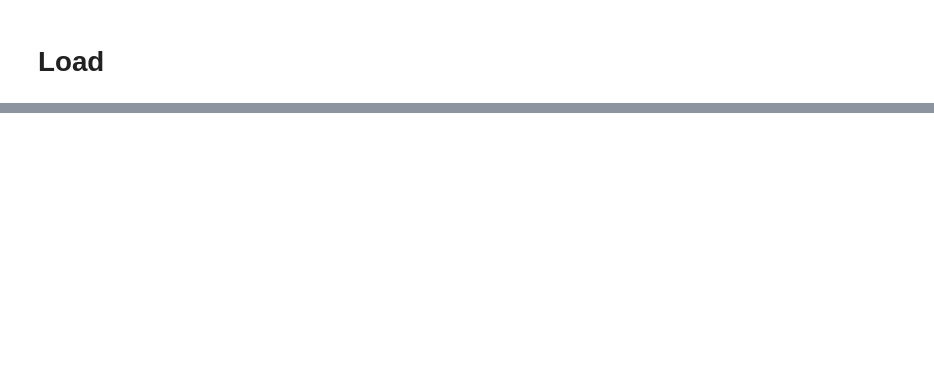
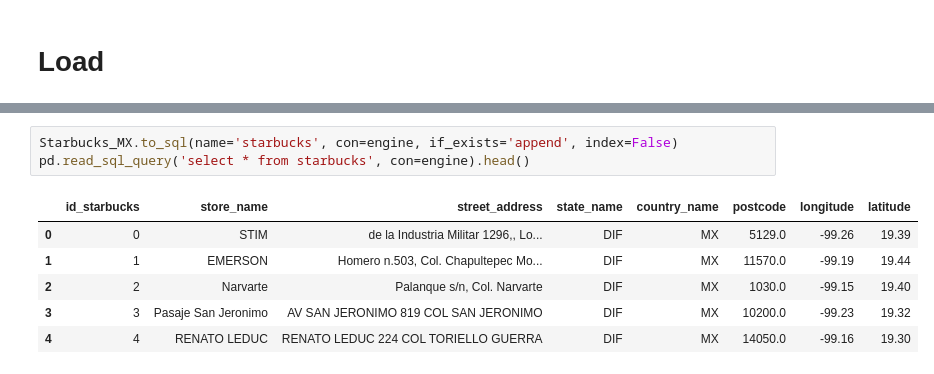
Before and after one commit to Monica-mcm/ETL_Project, a Jupyter notebook: Extract_Transform_Load_Rock_n_Roll.ipynb, the cells around one changed output, grey strips where cells are left out. Cells and saved outputs as stored; diff of their text form; blank space fills up the shorter version.

```diff
--- a/Extract_Transform_Load_Rock_n_Roll.ipynb
+++ b/Extract_Transform_Load_Rock_n_Roll.ipynb
@@ -126,0 +144,10 @@ new_Airbnb.to_csv ("Resources/Airbnb_cleaned.csv", index=True, header=True)
+# %%
+Starbucks_MX.to_sql(name='starbucks', con=engine, if_exists='append', index=False)
+pd.read_sql_query('select * from starbucks', con=engine).head()
+# %% [output]
+|  | id_starbucks | store_name | street_address | state_name | country_name | postcode | longitude | latitude |
+| 0 | 0 | STIM | de la Industria Militar 1296,, Lo... | DIF | MX | 5129.0 | -99.26 | 19.39 |
+| 1 | 1 | EMERSON | Homero n.503, Col. Chapultepec Mo... | DIF | MX | 11570.0 | -99.19 | 19.44 |
+| 2 | 2 | Narvarte | Palanque s/n, Col. Narvarte | DIF | MX | 1030.0 | -99.15 | 19.40 |
+| 3 | 3 | Pasaje San Jeronimo | AV SAN JERONIMO 819 COL SAN JERONIMO | DIF | MX | 10200.0 | -99.23 | 19.32 |
+| 4 | 4 | RENATO LEDUC | RENATO LEDUC 224 COL TORIELLO GUERRA | DIF | MX | 14050.0 | -99.16 | 19.30 |
```
Also changed, not shown: parts of 11 cells of this notebook, 3 other files.
